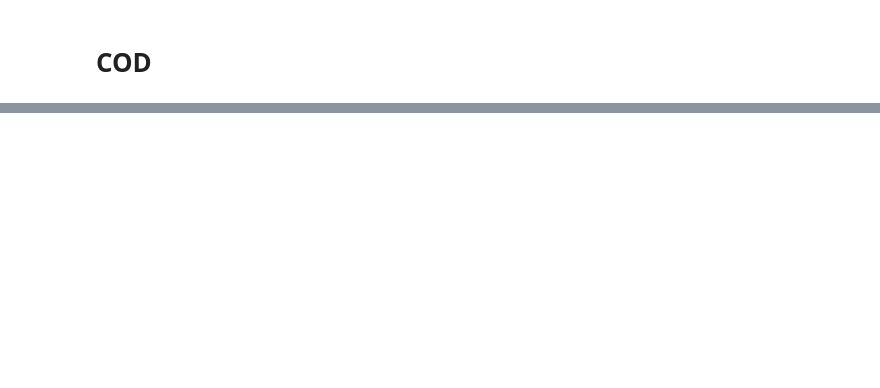
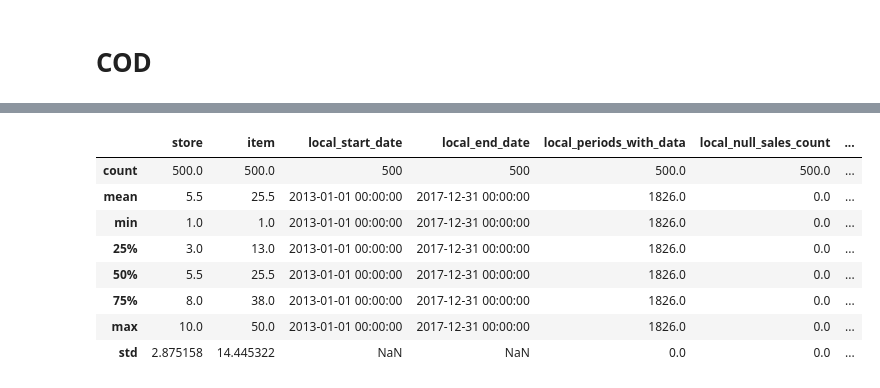
Before and after one commit to sevid42/ml_forecast_time_series, a Jupyter notebook: notebooks/0 revisar_instalacion.ipynb, the cells around one changed output, grey strips where cells are left out. Cells and saved outputs as stored; diff of their text form; code cells hidden in the pictures; blank space fills up the shorter version.

Commit message:
fix: I have add more data analisis regardin each time serie

```diff
--- a/notebooks/0 revisar_instalacion.ipynb
+++ b/notebooks/0 revisar_instalacion.ipynb
@@ -245,8 +245,8 @@ if __name__ == "__main__":
     print(df_analisis.to_string(index=False))
 
     # ===== PARA ARCHIVOS GRANDES (> 1 GB) =====
-    # df_analisis = analizar_csv_chunked(ruta_csv, chunksize=50000)
-    # print(df_analisis.to_string(index=False))
+    df_analisis = analizar_csv_chunked(ruta_csv, chunksize=50000)
+    display(df_analisis)
 
     # Guardar resultado
     df_analisis.to_csv('reports/analisis_columnas.csv', index=False)
@@ -646,0 +797,12 @@ if __name__ == "__main__":
+# %%
+df_analisis_series.describe()
+# %% [output]
+|  | store | item | local_start_date | local_end_date | local_periods_with_data | local_null_sales_count | ... |
+| count | 500.0 | 500.0 | 500 | 500 | 500.0 | 500.0 | ... |
+| mean | 5.5 | 25.5 | 2013-01-01 00:00:00 | 2017-12-31 00:00:00 | 1826.0 | 0.0 | ... |
+| min | 1.0 | 1.0 | 2013-01-01 00:00:00 | 2017-12-31 00:00:00 | 1826.0 | 0.0 | ... |
+| 25% | 3.0 | 13.0 | 2013-01-01 00:00:00 | 2017-12-31 00:00:00 | 1826.0 | 0.0 | ... |
+| 50% | 5.5 | 25.5 | 2013-01-01 00:00:00 | 2017-12-31 00:00:00 | 1826.0 | 0.0 | ... |
+| 75% | 8.0 | 38.0 | 2013-01-01 00:00:00 | 2017-12-31 00:00:00 | 1826.0 | 0.0 | ... |
+| max | 10.0 | 50.0 | 2013-01-01 00:00:00 | 2017-12-31 00:00:00 | 1826.0 | 0.0 | ... |
+| std | 2.875158 | 14.445322 | NaN | NaN | 0.0 | 0.0 | ... |
```
Also changed, not shown: parts of 5 cells of this notebook, 1 other file.
